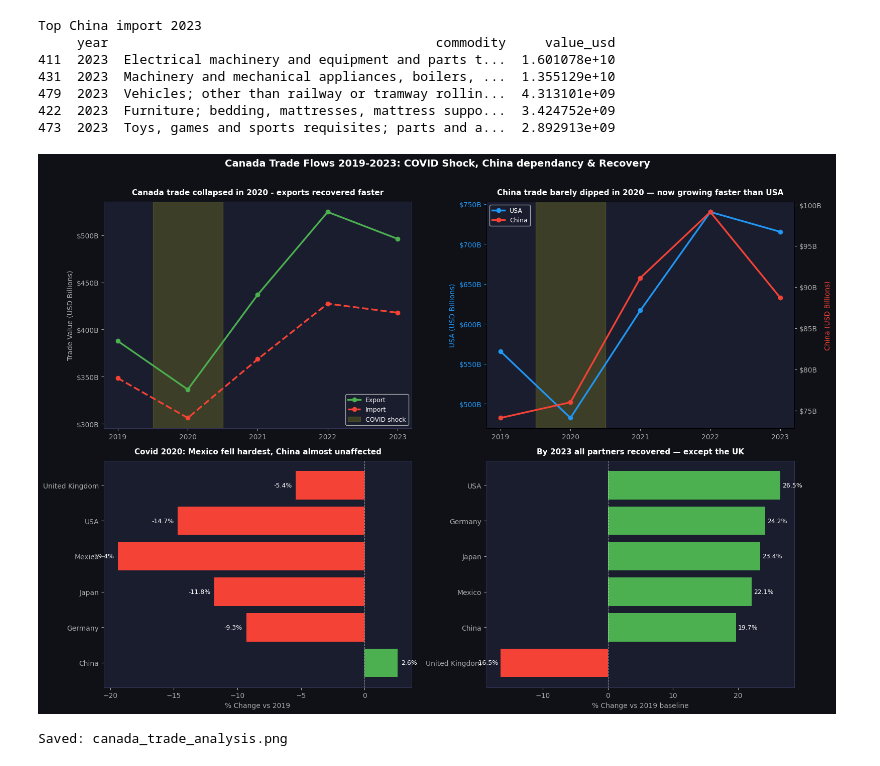
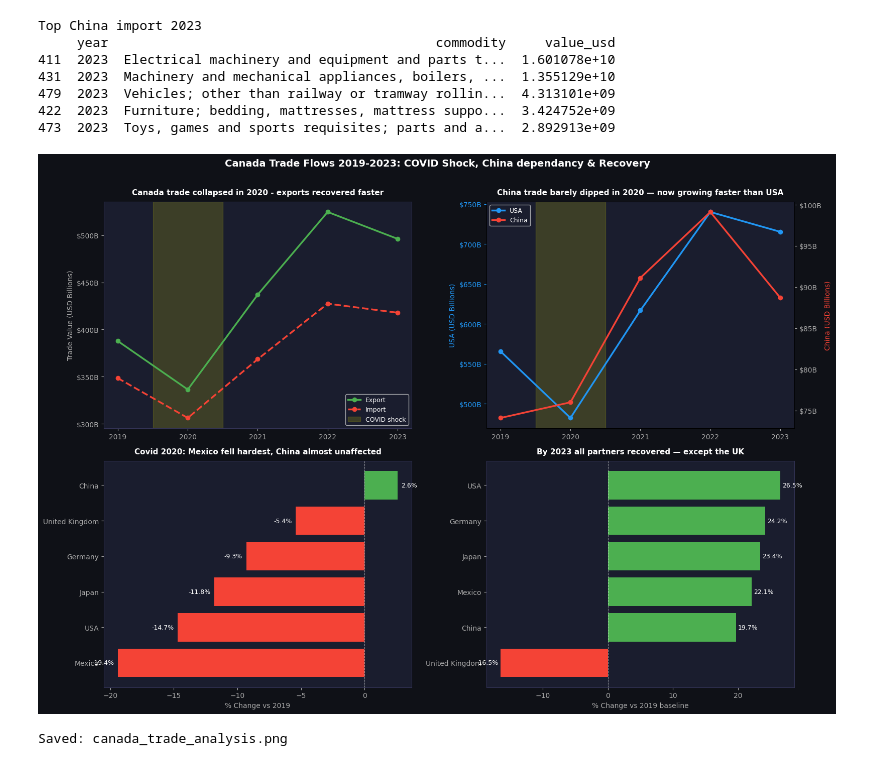
Before and after one commit to khalidwasim09/canada-trade-analysis, a Jupyter notebook: canada supply chain/lab2.ipynb, the cells around one changed output. Saved outputs shown, nothing was run; the diff lists cells and outputs as text; code cells hidden in the pictures.

```diff
--- a/canada supply chain/lab2.ipynb
+++ b/canada supply chain/lab2.ipynb
@@ -224,7 +224,7 @@ p19 = partner_yearly[partner_yearly['year']==2019].set_index('country')['value_u
 p20 = partner_yearly[partner_yearly['year']==2020].set_index('country')['value_usd']
 shock = pd.DataFrame({'v2019':p19,'v2020':p20}).dropna()
 shock['pct_change'] = ((shock['v2020']-shock['v2019'])/shock['v2019']*100).round(1)
-shcok = shock.sort_values('pct_change')
+shock = shock.sort_values('pct_change')
 bar_colors = ['#F44336' if x < 0 else '#4CAF50' for x in shock['pct_change']]
 bars = ax3.barh(shock.index,shock['pct_change'],color=bar_colors,edgecolor= 'none')
 ax3.axvline(0,color='white',linewidth=0.8,linestyle='--',alpha=0.5)
@@ -235,32 +235,32 @@ for bar, val in zip(bars, shock['pct_change']):
              f'{val}%', va='center', ha='left' if val >= 0 else 'right',
              color='white', fontsize=9)
 
 # ── CHART 4: 2023 recovery vs 2019 baseline ──
 
 ax4 = axes[1,1] # choosing bottom right(4th) chart
 p23 = partner_yearly[partner_yearly['year'] == 2023].set_index('country')['value_usd'] # set_index('country) allows country to become lookup label and then selecting value_usd
 recovery = pd.DataFrame({'v2019':p19, 'v2023':p23}).dropna() # create dataframe using p19 and p23
 recovery['pct_change'] = ((recovery['v2023'] - recovery['v2019'])/recovery['v2019']*100).round(1) # calculate %
 recovery = recovery.sort_values('pct_change') # sort values lowest to highest
 bar_colors2 = ['#F44336' if x < 0 else '#4CAF50' for x in recovery['pct_change']] # Assign red to negative changes and green to positive or zero changes
 bars2 = ax4.barh(recovery.index, # countries on Y axis
                  recovery['pct_change'], # bar sizes
                  color=bar_colors2, # red or green as defines in bar_colors2
                  edgecolor='none') # no bar borders
 ax4.axvline(0, color='white', linewidth=0.8, linestyle='--', alpha=0.5)
 ax4.set_title('By 2023 all partners recovered — except the UK',
               color='white', fontsize=11, fontweight='bold', pad=10)
 ax4.set_xlabel('% Change vs 2019 baseline', color='#AAAAAA')
 for bar, val in zip(bars2, recovery['pct_change']):
     ax4.text(val + (0.3 if val >= 0 else -0.3), bar.get_y() + bar.get_height()/2,
              f'{val}%', va='center', ha='left' if val >= 0 else 'right',
              color='white', fontsize=9)
 
 plt.suptitle('Canada Trade Flows 2019-2023: COVID Shock, China dependancy & Recovery', color='white',fontsize=14,fontweight='bold',y=1.01)
 plt.tight_layout()
 plt.savefig('canada_trade_analysis.png',dpi=150, bbox_inches = 'tight', facecolor='#0F1117')
 plt.show()
 print('Saved: canada_trade_analysis.png')
 # %% [output]
-[figure, old version]
+[figure, new version]
 Saved: canada_trade_analysis.png
```
Also changed, not shown: 1 other file.
